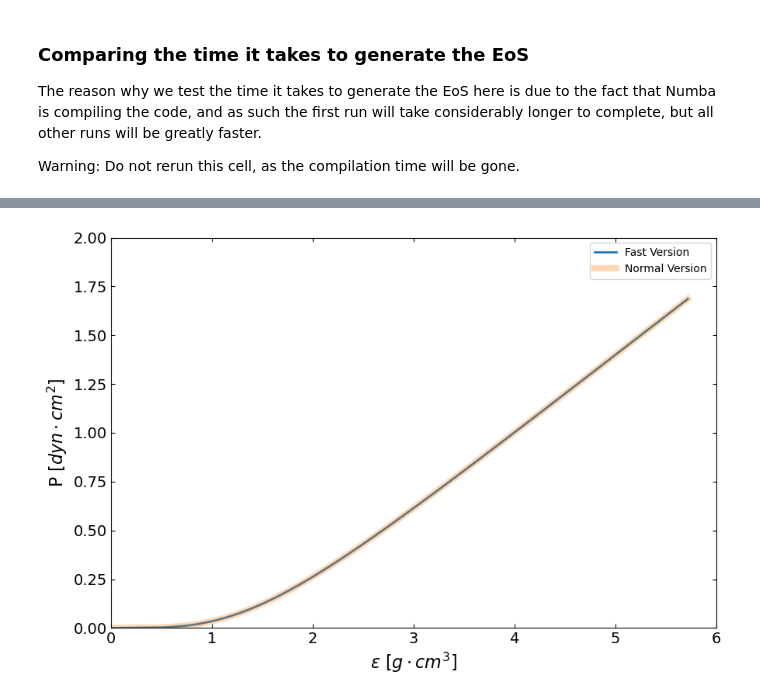
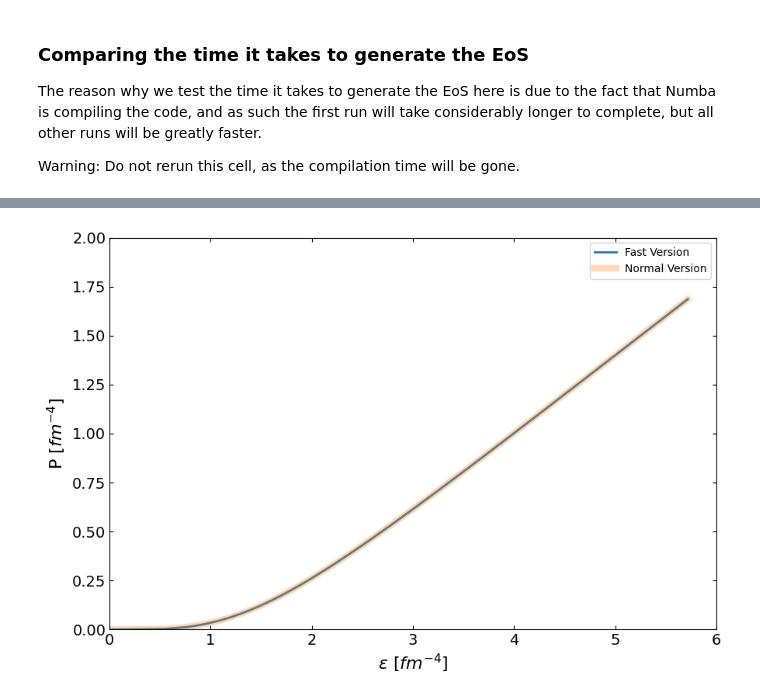
Before and after one commit to ChunHuangPhy/CompactOject, a Jupyter notebook: Test_Case/test_EOSgenerators.ipynb, the cells around one changed output, grey strips where cells are left out. Saved outputs shown, nothing was run; the diff lists cells and outputs as text; code cells hidden in the pictures.

```diff
--- a/Test_Case/test_EOSgenerators.ipynb
+++ b/Test_Case/test_EOSgenerators.ipynb
@@ -164,22 +164,22 @@ print(f"------------------------------------------------------------------------
 # %%
 eps_total_fast = np.array([*eps_com, *eps_fast])
 pres_total_fast = np.array([*pres_com, *pres_fast])
 
 compare_fig1, ax = plt.subplots(1, 1, figsize=(9,6))
 
 ax.plot(eps_total_fast, pres_total_fast, lw=2, label="Fast Version")
 ax.plot(eps_total, pres_total, lw=6, label="Normal Version", alpha=0.3)
-ax.set_ylabel(r"P $[dyn \cdot cm^{2}]$", fontsize=16)
-ax.set_xlabel(r"$\epsilon$ $[g \cdot cm^{3}]$", fontsize=16)
+ax.set_ylabel(r"P $[fm^{-4}]$", fontsize=16)
+ax.set_xlabel(r"$\epsilon$ $[fm^{-4}]$", fontsize=16)
 ax.set_xlim(0, 6)
 ax.set_ylim(0, 2)
 ax.tick_params(top=1, right=1, which="both", direction="in", labelsize=14)
 ax.tick_params(top=1, right=1, which="both", direction="in", labelsize=14)
 plt.legend()
 compare_fig1.tight_layout()
 plt.show()
 # %% [output]
-[figure, old version]
+[figure, new version]
 # %%
 MR_fast = main.OutputMR("", eps_total_fast, pres_total_fast).T
 
```
Also changed, not shown: parts of 3 cells of this notebook.
